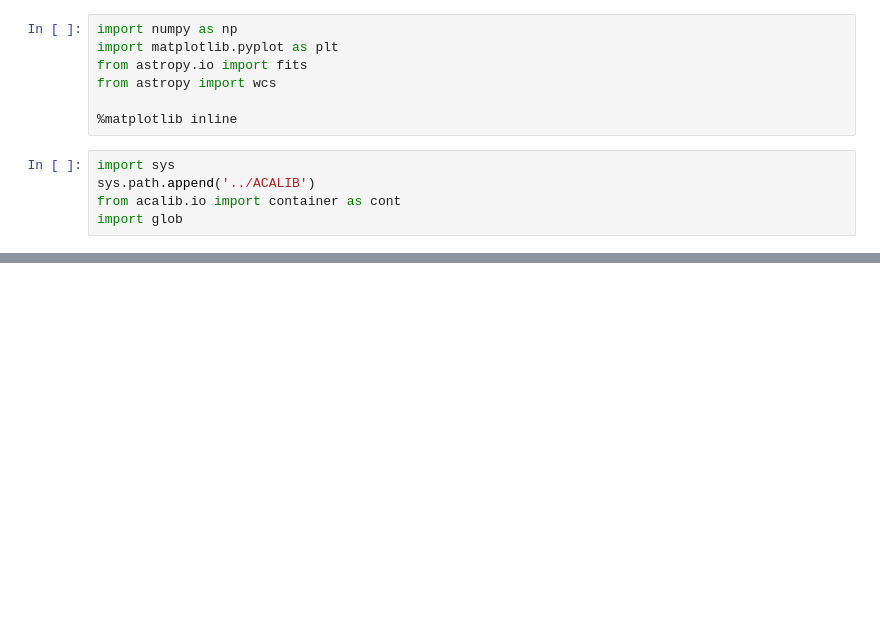
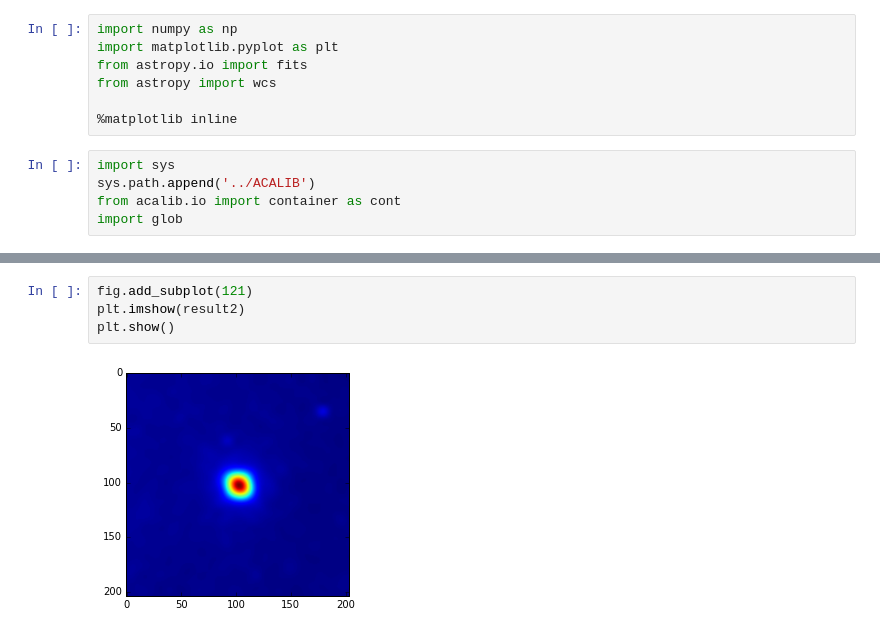
Before and after one commit to ChileanVirtualObservatory/notebooks, a Jupyter notebook: Stacking test.ipynb, the cells around one changed output, grey strips where cells are left out. Saved outputs shown, nothing was run; the diff lists cells and outputs as text; blank space fills up the shorter version.

```diff
--- a/Stacking test.ipynb
+++ b/Stacking test.ipynb
@@ -43,0 +47,6 @@ $[1,~1] \; \mathrm{{}^{\circ}}$
+# %%
+fig.add_subplot(121)
+plt.imshow(result2)
+plt.show()
+# %% [output]
+[figure, added]
```
Also changed, not shown: parts of 5 cells of this notebook.
